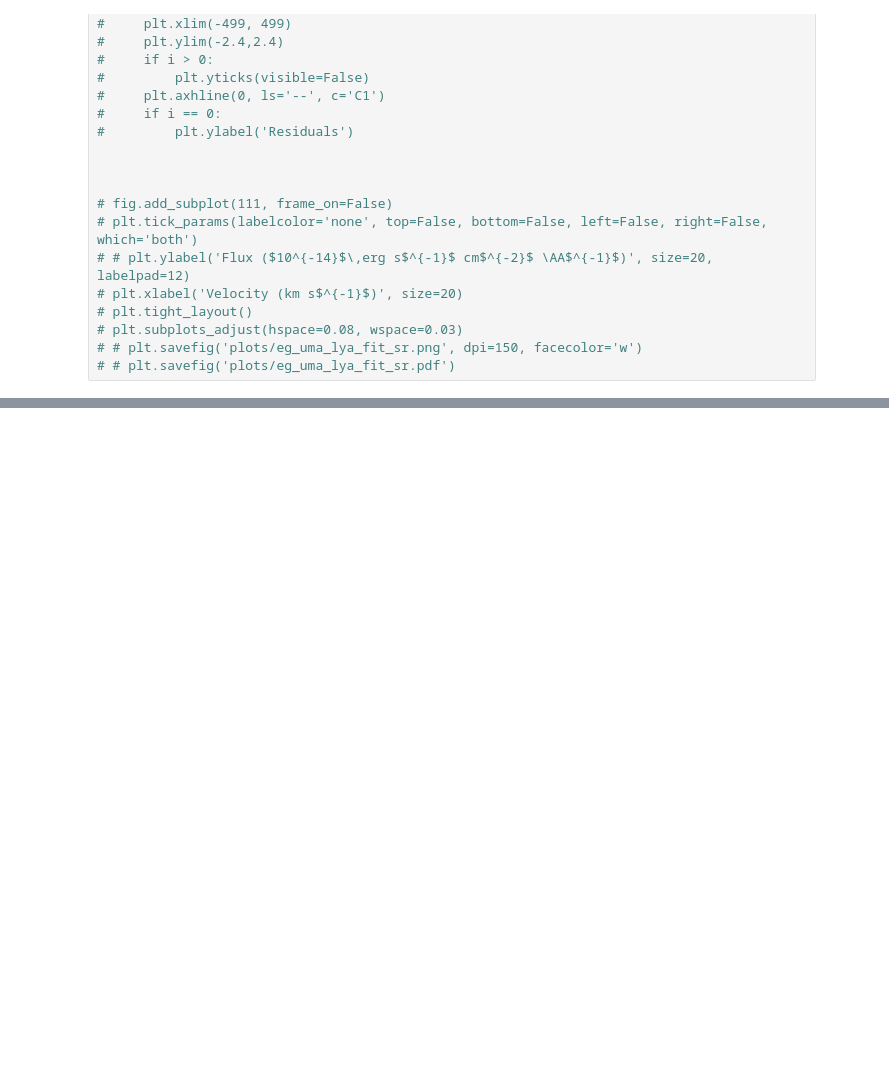
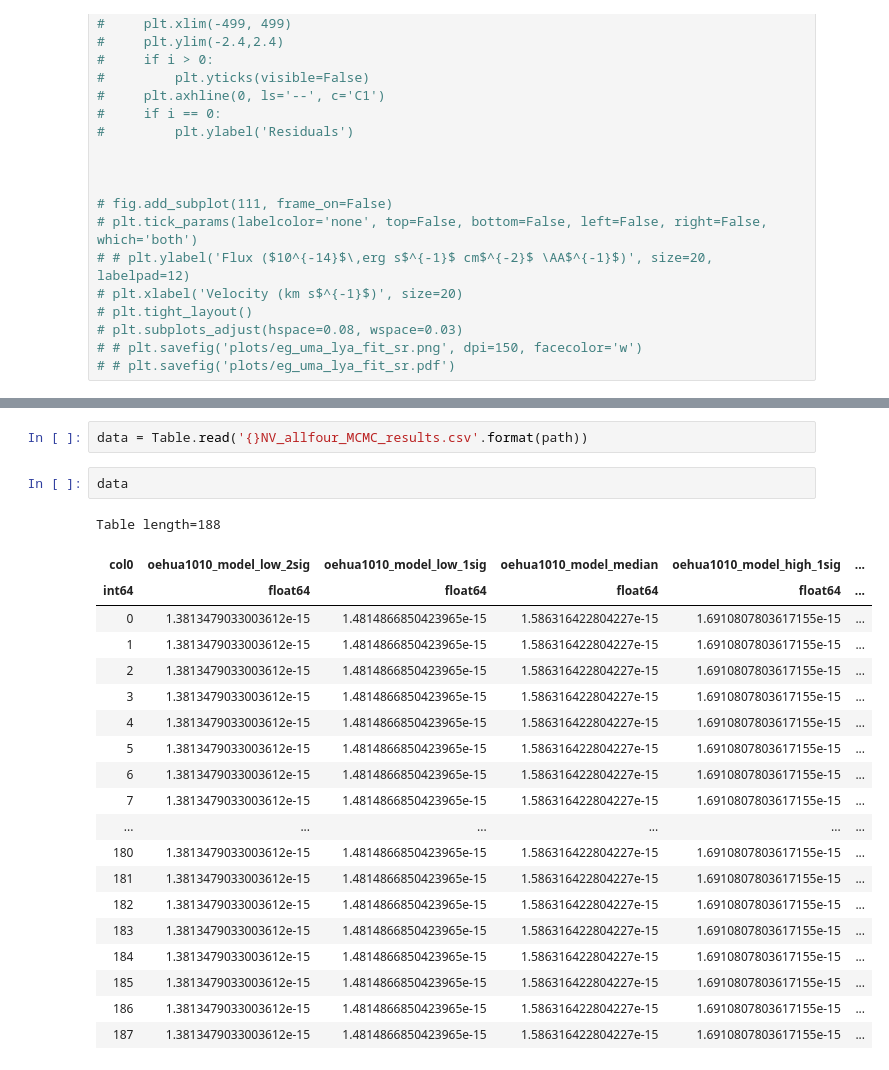
Before and after one commit to davidjwilson/pceb, a Jupyter notebook: eg_uma/eg_uma_lya_results.ipynb, the cells around one changed output, grey strips where cells are left out. Saved outputs shown, nothing was run; the diff lists cells and outputs as text; blank space fills up the shorter version.

```diff
--- a/eg_uma/eg_uma_lya_results.ipynb
+++ b/eg_uma/eg_uma_lya_results.ipynb
@@ -348,0 +831,25 @@ because I can. Well that did not work, cyberpunk version needs a lot of work.
+# %%
+data = Table.read('{}NV_allfour_MCMC_results.csv'.format(path))
+# %%
+data
+# %% [output]
+Table length=188
+| col0 | oehua1010_model_low_2sig | oehua1010_model_low_1sig | oehua1010_model_median | oehua1010_model_high_1sig | ... |
+| int64 | float64 | float64 | float64 | float64 | ... |
+| 0 | 1.3813479033003612e-15 | 1.4814866850423965e-15 | 1.586316422804227e-15 | 1.6910807803617155e-15 | ... |
+| 1 | 1.3813479033003612e-15 | 1.4814866850423965e-15 | 1.586316422804227e-15 | 1.6910807803617155e-15 | ... |
+| 2 | 1.3813479033003612e-15 | 1.4814866850423965e-15 | 1.586316422804227e-15 | 1.6910807803617155e-15 | ... |
+| 3 | 1.3813479033003612e-15 | 1.4814866850423965e-15 | 1.586316422804227e-15 | 1.6910807803617155e-15 | ... |
+| 4 | 1.3813479033003612e-15 | 1.4814866850423965e-15 | 1.586316422804227e-15 | 1.6910807803617155e-15 | ... |
+| 5 | 1.3813479033003612e-15 | 1.4814866850423965e-15 | 1.586316422804227e-15 | 1.6910807803617155e-15 | ... |
+| 6 | 1.3813479033003612e-15 | 1.4814866850423965e-15 | 1.586316422804227e-15 | 1.6910807803617155e-15 | ... |
+| 7 | 1.3813479033003612e-15 | 1.4814866850423965e-15 | 1.586316422804227e-15 | 1.6910807803617155e-15 | ... |
+| ... | ... | ... | ... | ... | ... |
+| 180 | 1.3813479033003612e-15 | 1.4814866850423965e-15 | 1.586316422804227e-15 | 1.6910807803617155e-15 | ... |
+| 181 | 1.3813479033003612e-15 | 1.4814866850423965e-15 | 1.586316422804227e-15 | 1.6910807803617155e-15 | ... |
+| 182 | 1.3813479033003612e-15 | 1.4814866850423965e-15 | 1.586316422804227e-15 | 1.6910807803617155e-15 | ... |
+| 183 | 1.3813479033003612e-15 | 1.4814866850423965e-15 | 1.586316422804227e-15 | 1.6910807803617155e-15 | ... |
+| 184 | 1.3813479033003612e-15 | 1.4814866850423965e-15 | 1.586316422804227e-15 | 1.6910807803617155e-15 | ... |
+| 185 | 1.3813479033003612e-15 | 1.4814866850423965e-15 | 1.586316422804227e-15 | 1.6910807803617155e-15 | ... |
+| 186 | 1.3813479033003612e-15 | 1.4814866850423965e-15 | 1.586316422804227e-15 | 1.6910807803617155e-15 | ... |
+| 187 | 1.3813479033003612e-15 | 1.4814866850423965e-15 | 1.586316422804227e-15 | 1.6910807803617155e-15 | ... |
```
Also changed, not shown: parts of 6 cells of this notebook, 2 other files.
